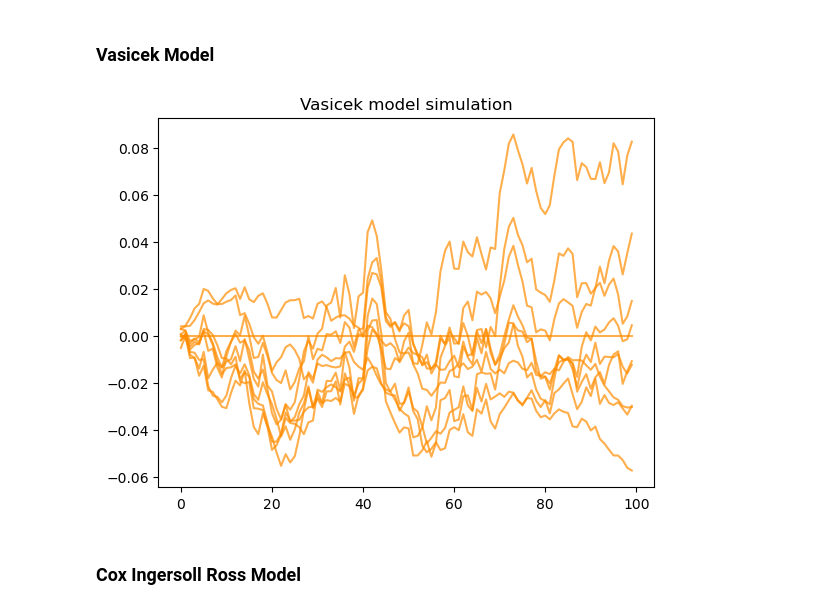
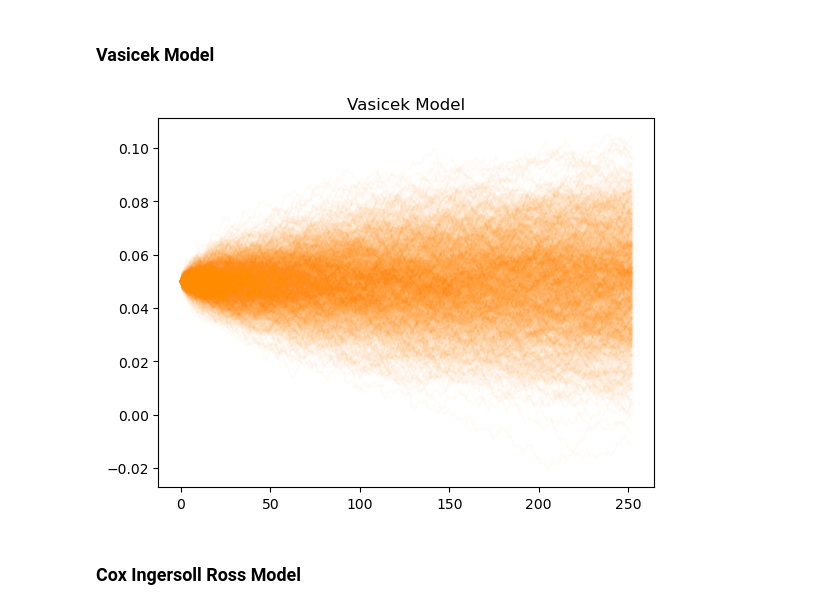
Before and after one commit to Tommylee1013/FinancialMachineLearning, a Jupyter notebook: Pricing/Stochastic Process.ipynb, the cells around one changed output. Cells and saved outputs as stored; diff of their text form; code cells hidden in the pictures.

```diff
--- a/Pricing/Stochastic Process.ipynb
+++ b/Pricing/Stochastic Process.ipynb
@@ -5,20 +8,23 @@ from FinancialMachineLearning.generator.stochasticprocess import MonteCarloSimul
 # %%
 simulation = MonteCarloSimulation(
-    0, initial_price = 1000, maturity = 1, sigma = 0.2,
-    dividend_yield = 0, nObs = 100, slices = 10, random_state = False
+    interest_rate = 0.05,
+    initial_price = 100,
+    maturity = 1,
+    sigma = 0.2,
+    dividend_yield = 0.02,
+    nObs = 1000,
+    slices = 252,
+    random_state = 42
 )
 # %% [markdown]
 ### Vasicek Model
 # %%
-vasicek = simulation.vasicek_model(kappa = 0.1, theta = 0.01, sigma_r = 0.01)
+vasicek_paths = simulation.vasicek_model(kappa=0.1, theta=0.05, sigma_r=0.02)
+plt.plot(vasicek_paths.T, color = 'darkorange', alpha = 0.03)
+plt.title('Vasicek Model')
+plt.show()
+# %% [output]
+[figure, added]
-# %%
-import matplotlib.pyplot as plt
-
-plt.plot(vasicek.cumsum(axis = 0), color = 'darkorange', alpha = 0.7)
-plt.title('Vasicek model simulation')
-plt.show()
-# %% [output]
-[figure, removed]
 # %% [markdown]
 ### Cox Ingersoll Ross Model
 # %%
```
Also changed, not shown: parts of 12 cells of this notebook, 1 other file.
